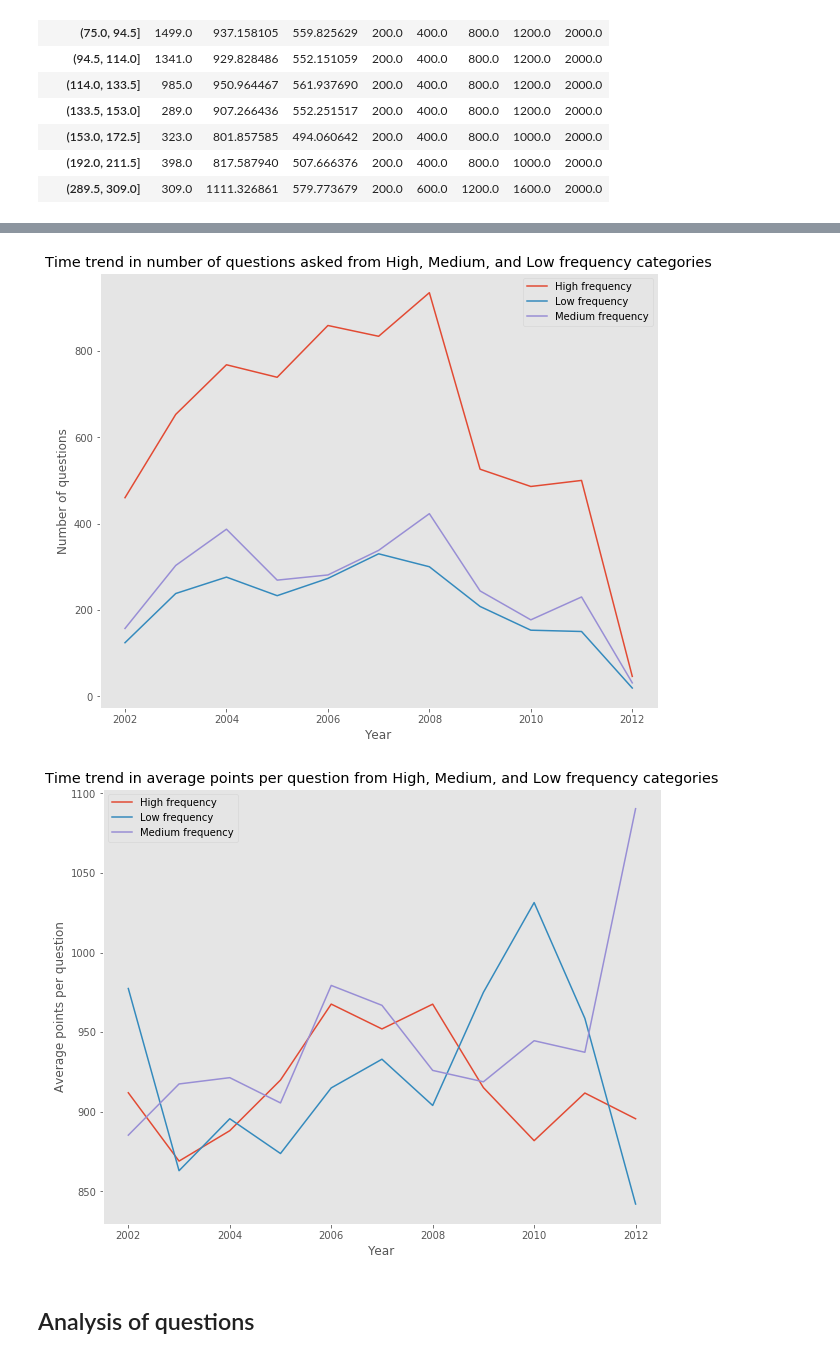
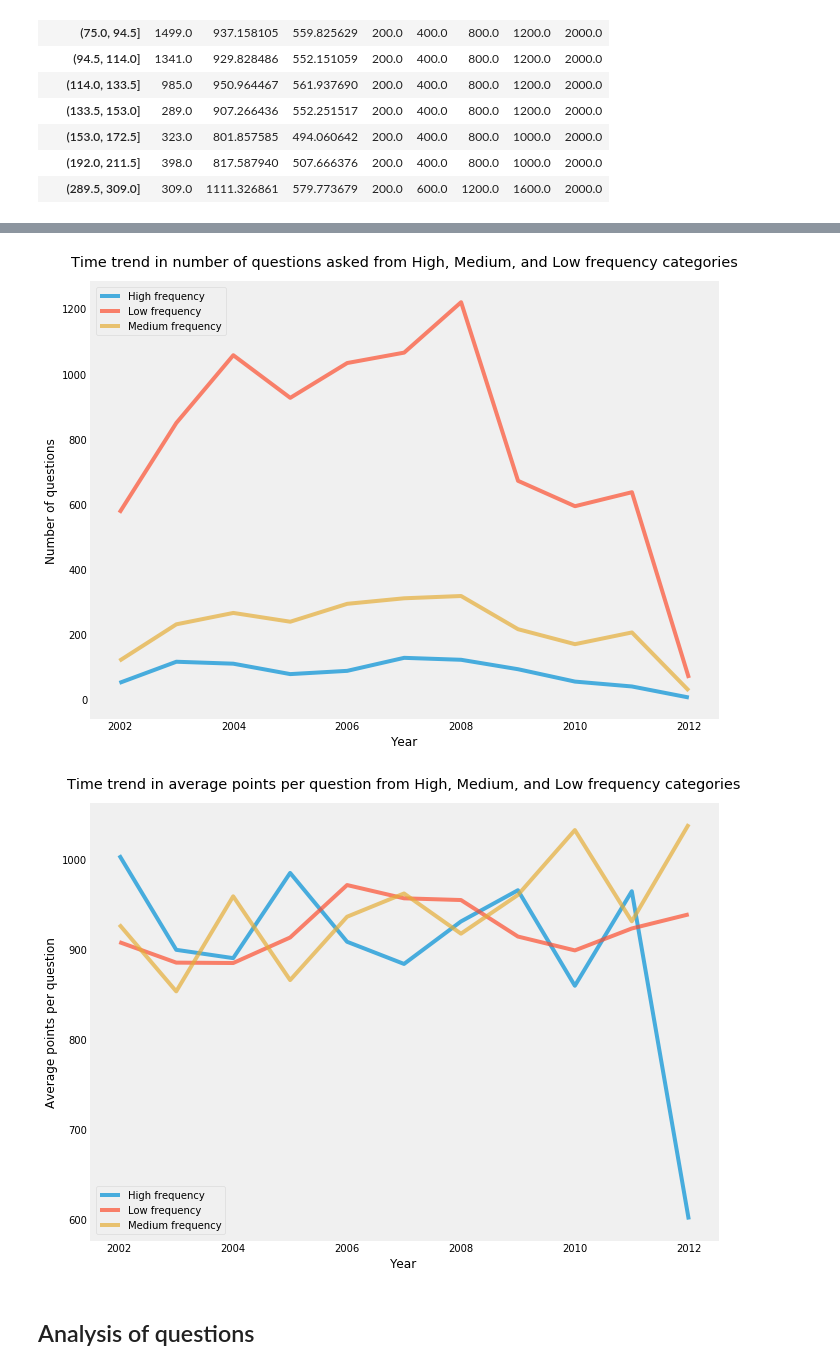
Before and after one commit to rajatbarve/Jeopardy, a Jupyter notebook: Jeopardy_game.ipynb, the cells around one changed output, grey strips where cells are left out. Drawn from its saved outputs; the diff is of its cells as text; code cells hidden in the pictures.

```diff
--- a/Jeopardy_game.ipynb
+++ b/Jeopardy_game.ipynb
@@ -9,7 +9,7 @@ import pandas as pd
 from matplotlib import pyplot as plt
 import numpy as np
 import seaborn as sns
-plt.style.use('ggplot')
+plt.style.use('fivethirtyeight')
 #fig, ax=plt.subplots(figsize=(15,8))
 %matplotlib inline
 # %%
@@ -299,7 +310,7 @@ jeopardy.groupby("question_freq_bin")["points"].describe()
 # %%
 jeopardy2=jeopardy.copy()
 # %%
-jeopardy["question_count"]=jeopardy.groupby("question_freq_bin")["clean_cat"].transform('count')
-jeopardy["category_classification"]=jeopardy["question_count"].apply(lambda x:"High frequency" if x>2000 else ("Medium frequency" if x>1000 else "Low frequency"))
-jeopardy.head()
+jeopardy["questions_from_this_category"]=jeopardy.groupby("clean_cat")["points"].transform('count')
+jeopardy["category_classification"]=jeopardy["questions_from_this_category"].apply(lambda x:"High frequency" if x>158 else ("Medium frequency" if x>97 else "Low frequency"))
+jeopardy["category_classification"].value_counts()
 # %% [output]
@@ -320,47 +341,51 @@ ax.grid(False)
 
 y=dummy.loc[dummy["category_classification"]=="High frequency","count"]
 x=dummy.loc[dummy["category_classification"]=="High frequency","year"]
-plt.plot(x,y,label="High frequency");
+ax.plot(x,y,label="High frequency",alpha=0.7);
 
 y=dummy.loc[dummy["category_classification"]=="Low frequency","count"]
 x=dummy.loc[dummy["category_classification"]=="Low frequency","year"]
-plt.plot(x,y,label="Low frequency");
+ax.plot(x,y,label="Low frequency",alpha=0.7);
 
 y=dummy.loc[dummy["category_classification"]=="Medium frequency","count"]
 x=dummy.loc[dummy["category_classification"]=="Medium frequency","year"]
-plt.plot(x,y,label="Medium frequency");
+ax.plot(x,y,label="Medium frequency",alpha=0.7);
+
+#plt.text(x=0.0000001,y=0.0000002,s="Hi");
+#hf.text(x=0,y=47500,s="nice and spaced out...",fontsize=13,alpha=0.9);
+
 plt.xlabel("Year")
 plt.ylabel("Number of questions")
-plt.title("Time trend in number of questions asked from High, Medium, and Low frequency categories")
-plt.legend()
+plt.title("Time trend in number of questions asked from High, Medium, and Low frequency categories",pad=16)
+plt.legend(loc='upper left')
 plt.show()
 # %% [output]
-[figure, old version]
+[figure, new version]
 # %%
 fig=plt.figure(figsize=(10,8))
 dummy1=jeopardy.groupby(["category_classification","year"])["points"].describe()["mean"].reset_index()
 dummy1.rename(columns={"mean":"Average points"},inplace=True)
 ax=fig.gca()
 ax.grid(False)
 
 y=dummy1.loc[dummy["category_classification"]=="High frequency","Average points"]
 x=dummy1.loc[dummy["category_classification"]=="High frequency","year"]
-plt.plot(x,y,label="High frequency");
+plt.plot(x,y,label="High frequency",alpha=0.7);
 
 y=dummy1.loc[dummy["category_classification"]=="Low frequency","Average points"]
 x=dummy1.loc[dummy["category_classification"]=="Low frequency","year"]
-plt.plot(x,y,label="Low frequency");
+plt.plot(x,y,label="Low frequency",alpha=0.7);
 
 y=dummy1.loc[dummy["category_classification"]=="Medium frequency","Average points"]
 x=dummy1.loc[dummy["category_classification"]=="Medium frequency","year"]
-plt.plot(x,y,label="Medium frequency");
+plt.plot(x,y,label="Medium frequency",alpha=0.7);
 plt.xlabel("Year")
 plt.ylabel("Average points per question")
-plt.title("Time trend in average points per question from High, Medium, and Low frequency categories")
-plt.legend()
+plt.title("Time trend in average points per question from High, Medium, and Low frequency categories",pad=16)
+plt.legend(loc='best')
 plt.show()
 # %% [output]
-[figure, old version]
+[figure, new version]
 # %% [markdown]
 ## Analysis of questions
 # %% [markdown]
```
Also changed, not shown: parts of 12 cells of this notebook.
